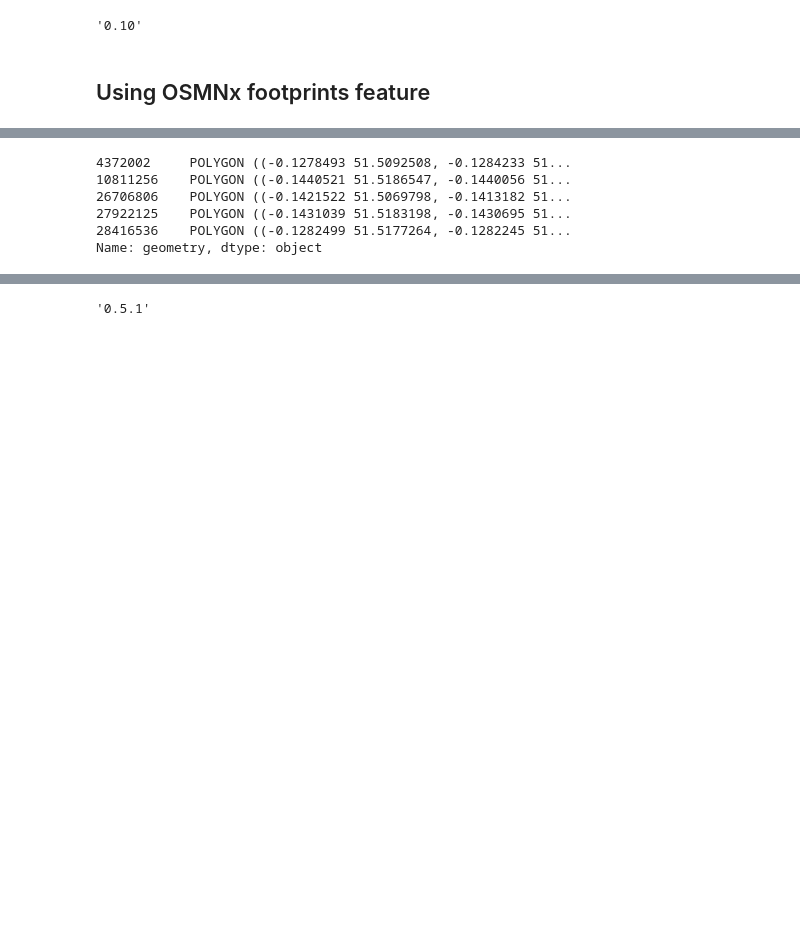
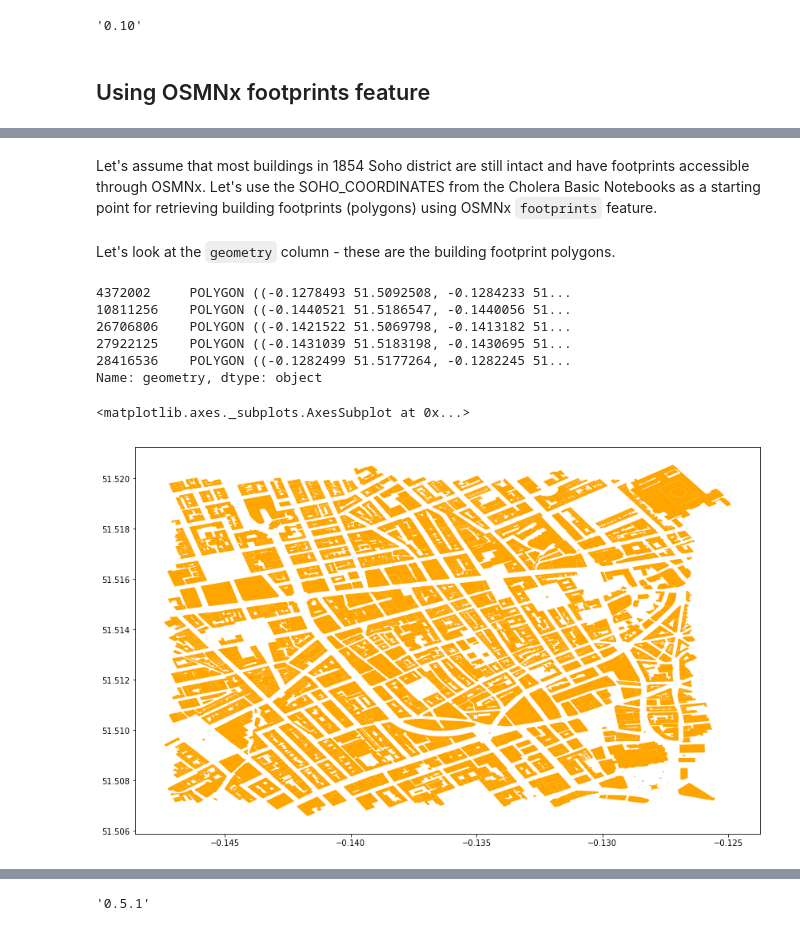
Before and after one commit to nravilla/1854-Cholera-Outbreak-London-Advanced-2, a Jupyter notebook: NB06-Buildings-in-Voronoi-Cells.ipynb, the cells around one changed output, grey strips where cells are left out. Drawn from its saved outputs; the diff is of its cells as text; code cells hidden in the pictures; blank space fills up the shorter version.

Commit message:
Updated Notebooks 4 and 6

```diff
--- a/NB06-Buildings-in-Voronoi-Cells.ipynb
+++ b/NB06-Buildings-in-Voronoi-Cells.ipynb
@@ -17,3 +15,5 @@ Let's assume for a while that most 1854 buildings in Soho district still have in
+# %% [markdown]
+Let's assume that most buildings in 1854 Soho district are still intact and have footprints accessible through OSMNx. Let's use the SOHO_COORDINATES from the Cholera Basic Notebooks as a starting point for retrieving building footprints (polygons) using OSMNx `footprints` feature.
 # %%
 SOHO_COORDINATES = (51.513578, -0.136722)
 # %%
@@ -21,6 +22,8 @@ distance = 700
 footprints_gdf = \
     ox.footprints.footprints_from_point(SOHO_COORDINATES, distance, \
                 footprint_type='building', retain_invalid=False)
+# %% [markdown]
+Let's look at the `geometry` column - these are the building footprint polygons.
 # %%
 footprints_gdf['geometry'].head()
 # %% [output]
@@ -30,4 +33,9 @@ footprints_gdf['geometry'].head()
 27922125    POLYGON ((-0.1431039 51.5183198, -0.1430695 51...
 28416536    POLYGON ((-0.1282499 51.5177264, -0.1282245 51...
 Name: geometry, dtype: object
+# %%
+footprints_gdf['geometry'].plot(figsize=(14,12), color='orange')
+# %% [output]
+<matplotlib.axes._subplots.AxesSubplot at 0x...>
+[figure, added]
 # %%
```
Also changed, not shown: parts of 11 cells of this notebook, 4 other files.
